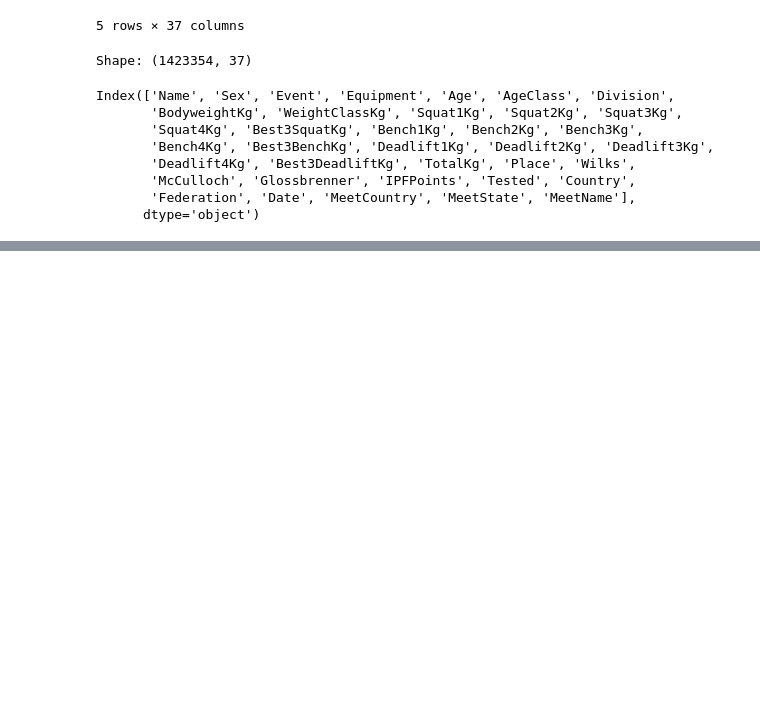
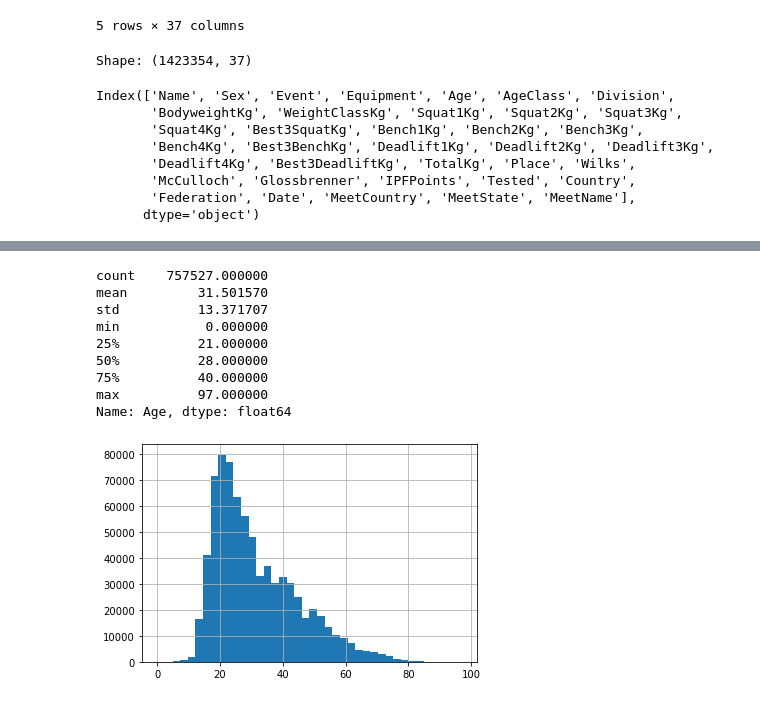
Before and after one commit to tiitvaino/Analysis_of_powerlifting_meet_results, a Jupyter notebook: Data explore.ipynb, the cells around one changed output, grey strips where cells are left out. Drawn from its saved outputs; the diff is of its cells as text; code cells hidden in the pictures; blank space fills up the shorter version.

```diff
--- a/Data explore.ipynb
+++ b/Data explore.ipynb
@@ -54,0 +68,15 @@ Name: Date, Length: 1423354, dtype: object
+# %%
+#Age
+pd.to_numeric(df['Age'], errors='coerce').hist(bins=40)
+print(df.Age.describe())
+# %% [output]
+count    757527.000000
+mean         31.501570
+std          13.371707
+min           0.000000
+25%          21.000000
+50%          28.000000
+75%          40.000000
+max          97.000000
+Name: Age, dtype: float64
+[figure, added]
```
Also changed, not shown: parts of 17 cells of this notebook.
